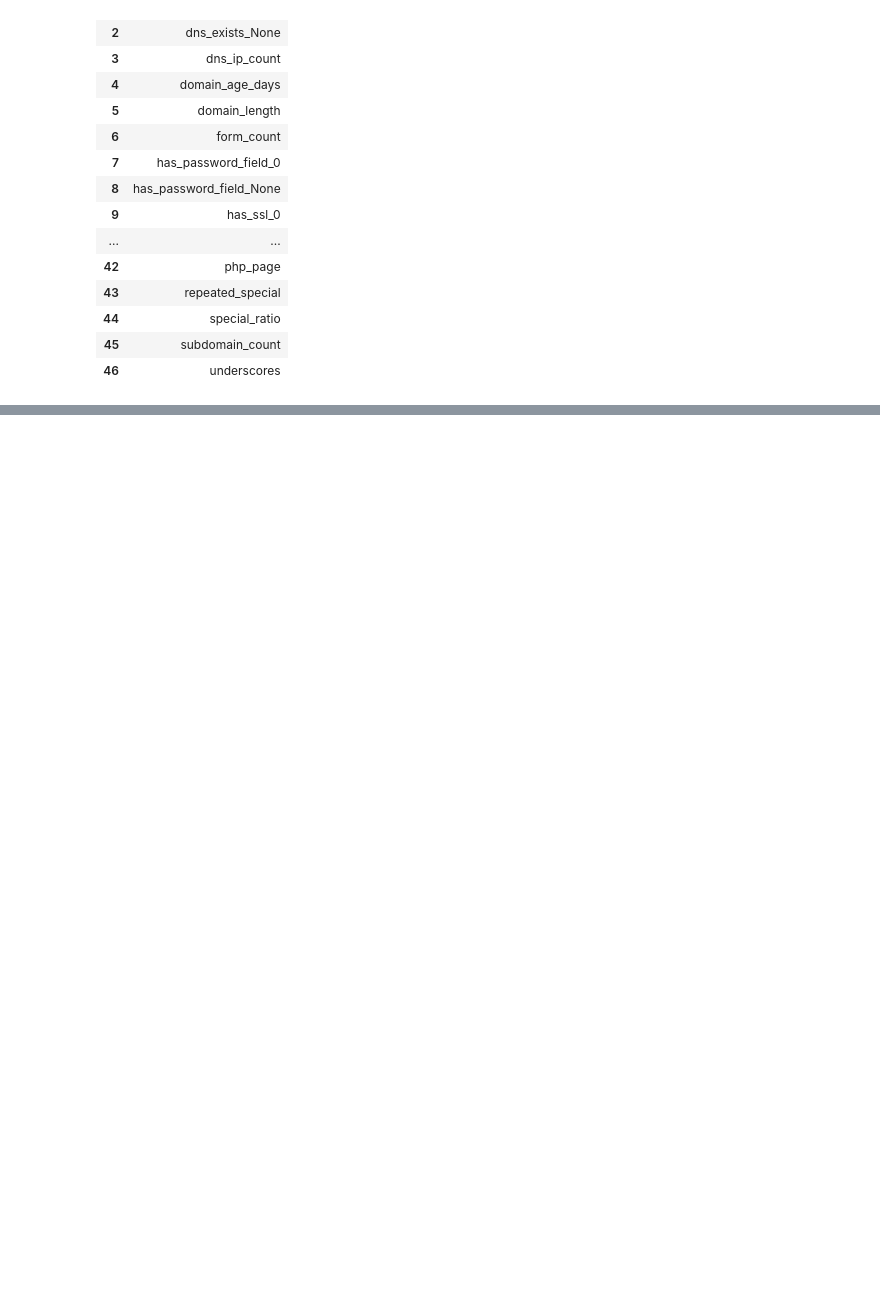
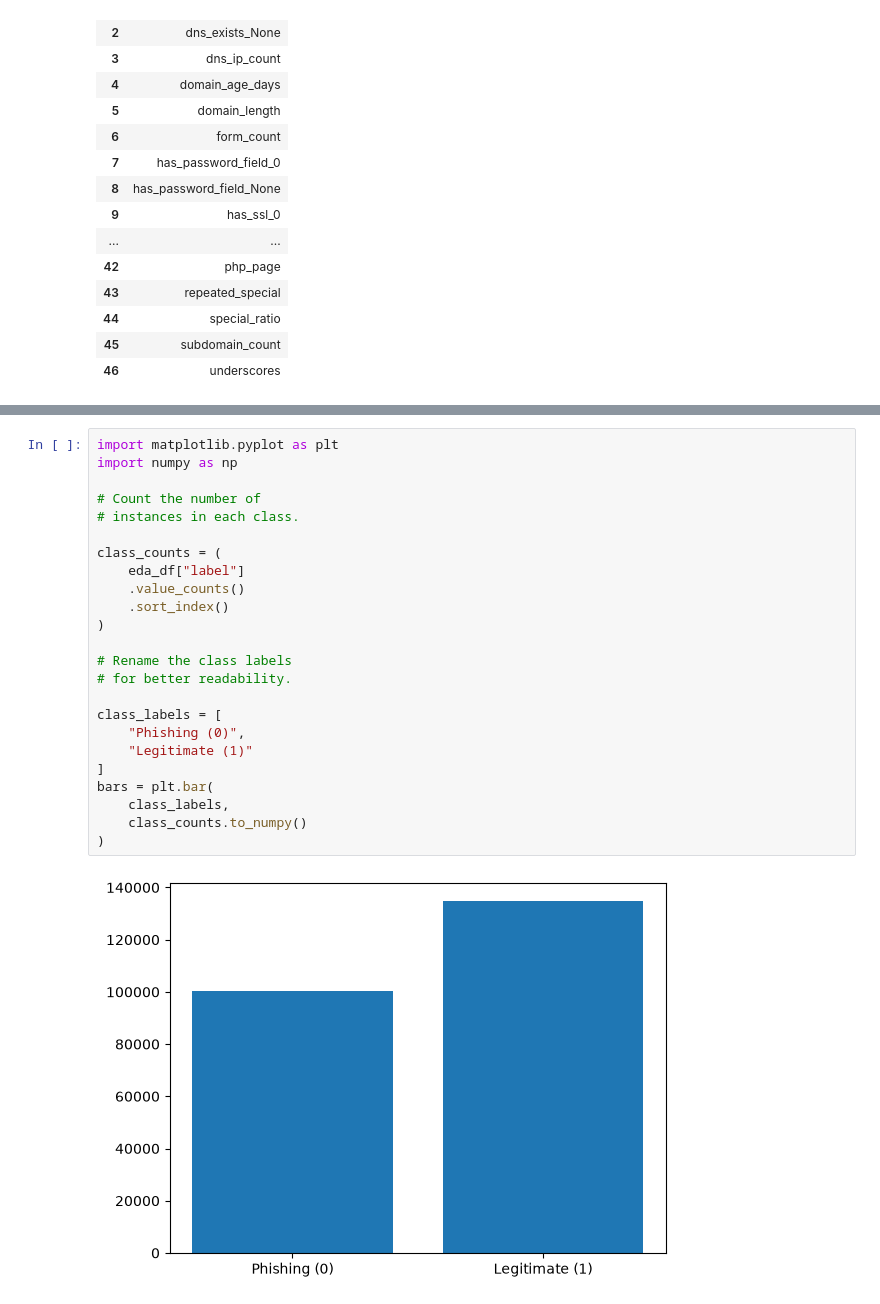
Before and after one commit to ajay-nagpal/Phishing-URL-detector, a Jupyter notebook: phishing_url_detector.ipynb, the cells around one changed output, grey strips where cells are left out. Drawn from its saved outputs; the diff is of its cells as text; blank space fills up the shorter version.

```diff
--- a/phishing_url_detector.ipynb
+++ b/phishing_url_detector.ipynb
@@ -2075,0 +2189,26 @@ Number of Selected Features: 47
+# %%
+import matplotlib.pyplot as plt
+import numpy as np
+
+# Count the number of
+# instances in each class.
+
+class_counts = (
+    eda_df["label"]
+    .value_counts()
+    .sort_index()
+)
+
+# Rename the class labels
+# for better readability.
+
+class_labels = [
+    "Phishing (0)",
+    "Legitimate (1)"
+]
+bars = plt.bar(
+    class_labels,
+    class_counts.to_numpy()
+)
+# %% [output]
+[figure, added]
```
Also changed, not shown: parts of 10 cells of this notebook.
